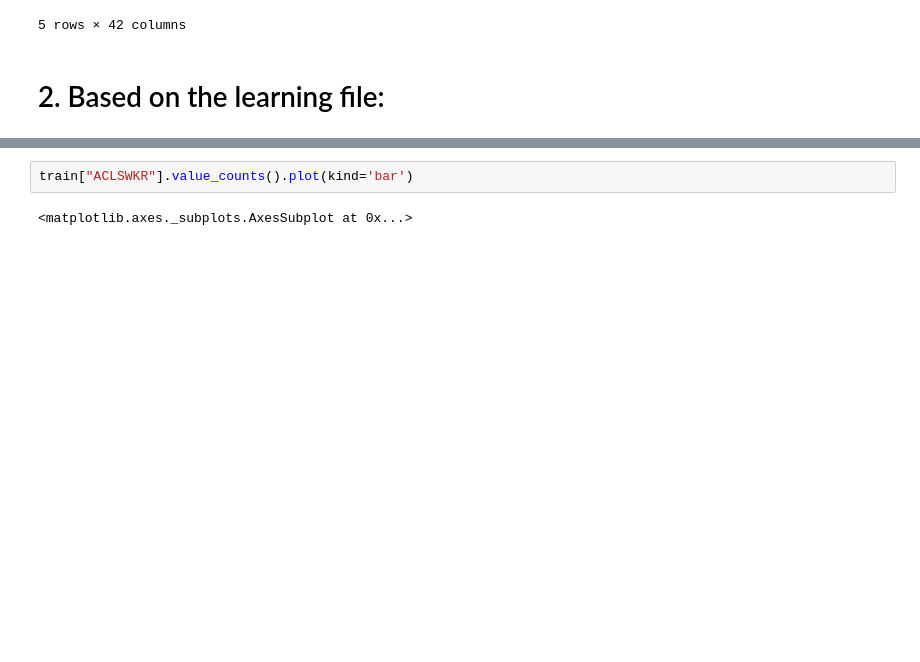
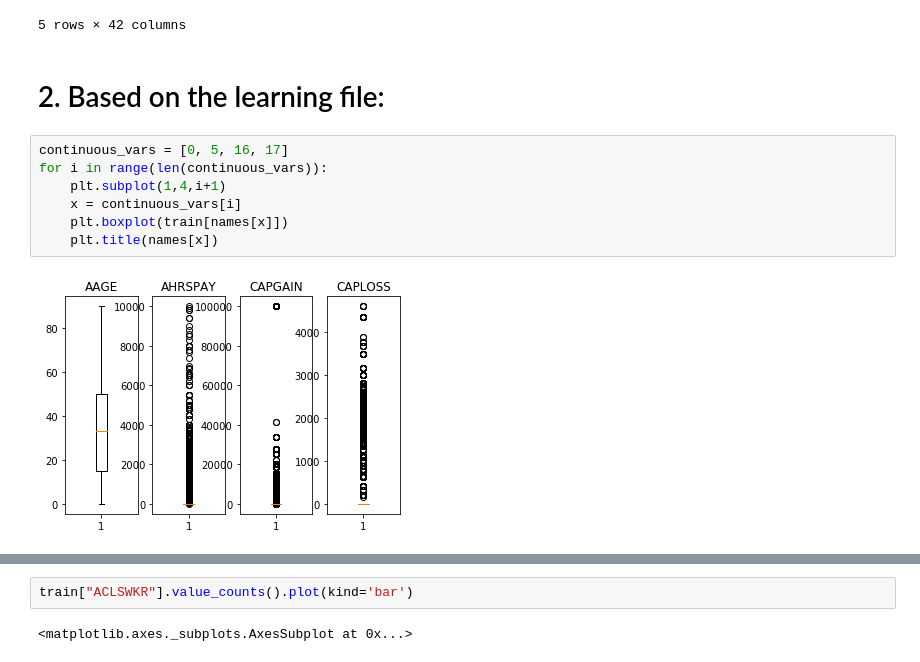
Before and after one commit to cp2923/Pfizer, a Jupyter notebook: US Census.ipynb, the cells around one changed output, grey strips where cells are left out. Saved outputs shown, nothing was run; the diff lists cells and outputs as text; blank space fills up the shorter version.

```diff
--- a/US Census.ipynb
+++ b/US Census.ipynb
@@ -31,3 +31,12 @@ train.head()
 5 rows × 42 columns
 # %% [markdown]
 # 2. Based on the learning file:
+# %%
+continuous_vars = [0, 5, 16, 17]
+for i in range(len(continuous_vars)):
+    plt.subplot(1,4,i+1)
+    x = continuous_vars[i]
+    plt.boxplot(train[names[x]])
+    plt.title(names[x])
+# %% [output]
+[figure, added]
```
Also changed, not shown: parts of 2 cells of this notebook.
